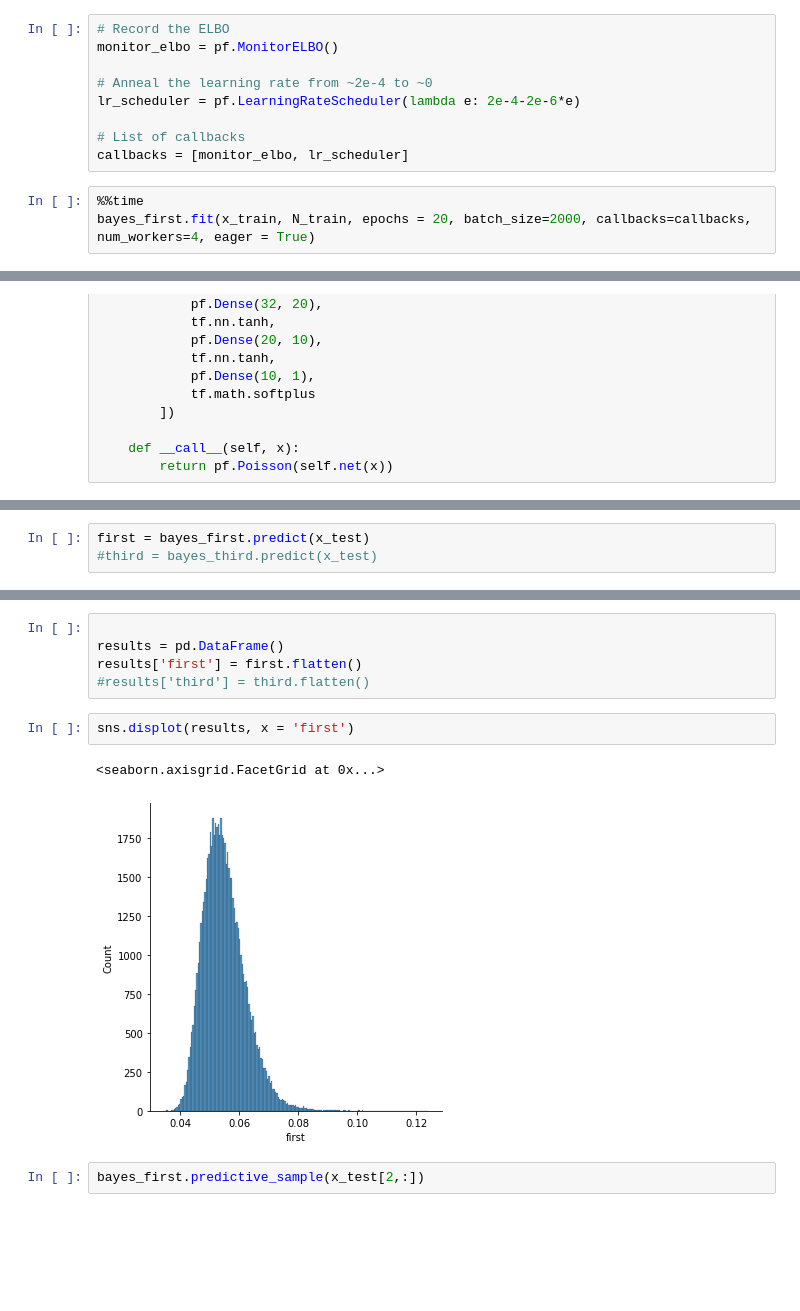
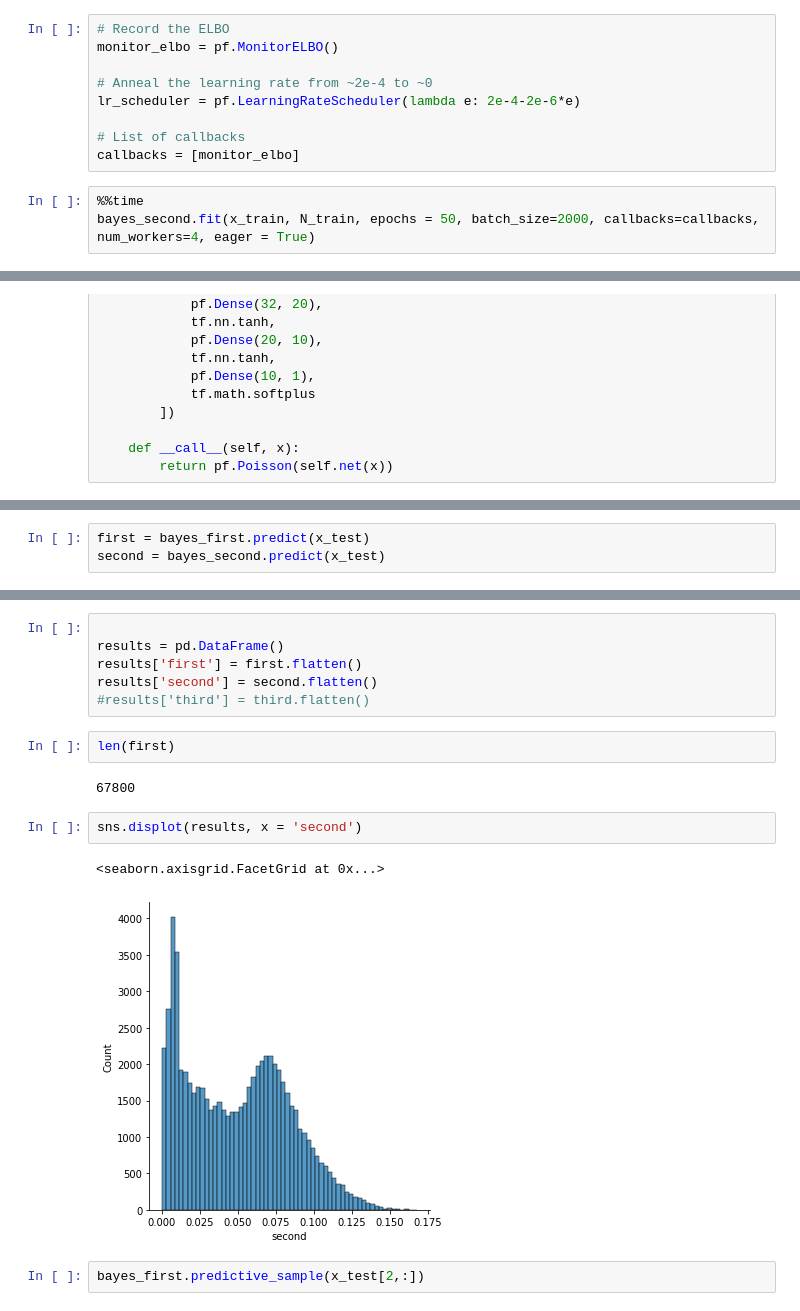
Before and after one commit to jademuun/car_insurance_MTPL, a Jupyter notebook: Bayesian_model.ipynb, the cells around one changed output, grey strips where cells are left out. Saved outputs shown, nothing was run; the diff lists cells and outputs as text; blank space fills up the shorter version.

```diff
--- a/Bayesian_model.ipynb
+++ b/Bayesian_model.ipynb
@@ -193,8 +264,8 @@ monitor_elbo = pf.MonitorELBO()
 lr_scheduler = pf.LearningRateScheduler(lambda e: 2e-4-2e-6*e)
 
 # List of callbacks
-callbacks = [monitor_elbo, lr_scheduler]
+callbacks = [monitor_elbo]
 # %%
 %%time
-bayes_first.fit(x_train, N_train, epochs = 20, batch_size=2000, callbacks=callbacks, num_workers=4, eager = True)
+bayes_second.fit(x_train, N_train, epochs = 50, batch_size=2000, callbacks=callbacks, num_workers=4, eager = True)
 # %% [output]
@@ -254,3 +302,3 @@ monitor_elbo.plot()
 # %%
 first = bayes_first.predict(x_test)
-#third = bayes_third.predict(x_test)
+second = bayes_second.predict(x_test)
@@ -270,12 +330,17 @@ for i in range(6):
 
 results = pd.DataFrame()
 results['first'] = first.flatten()
+results['second'] = second.flatten()
 #results['third'] = third.flatten()
+# %%
+len(first)
+# %% [output]
+67800
 # %%
-sns.displot(results, x = 'first')
+sns.displot(results, x = 'second')
 # %% [output]
 <seaborn.axisgrid.FacetGrid at 0x...>
-[figure, old version]
+[figure, new version]
 # %%
 bayes_first.predictive_sample(x_test[2,:])
 # %% [output]
```
Also changed, not shown: parts of 27 cells of this notebook.
